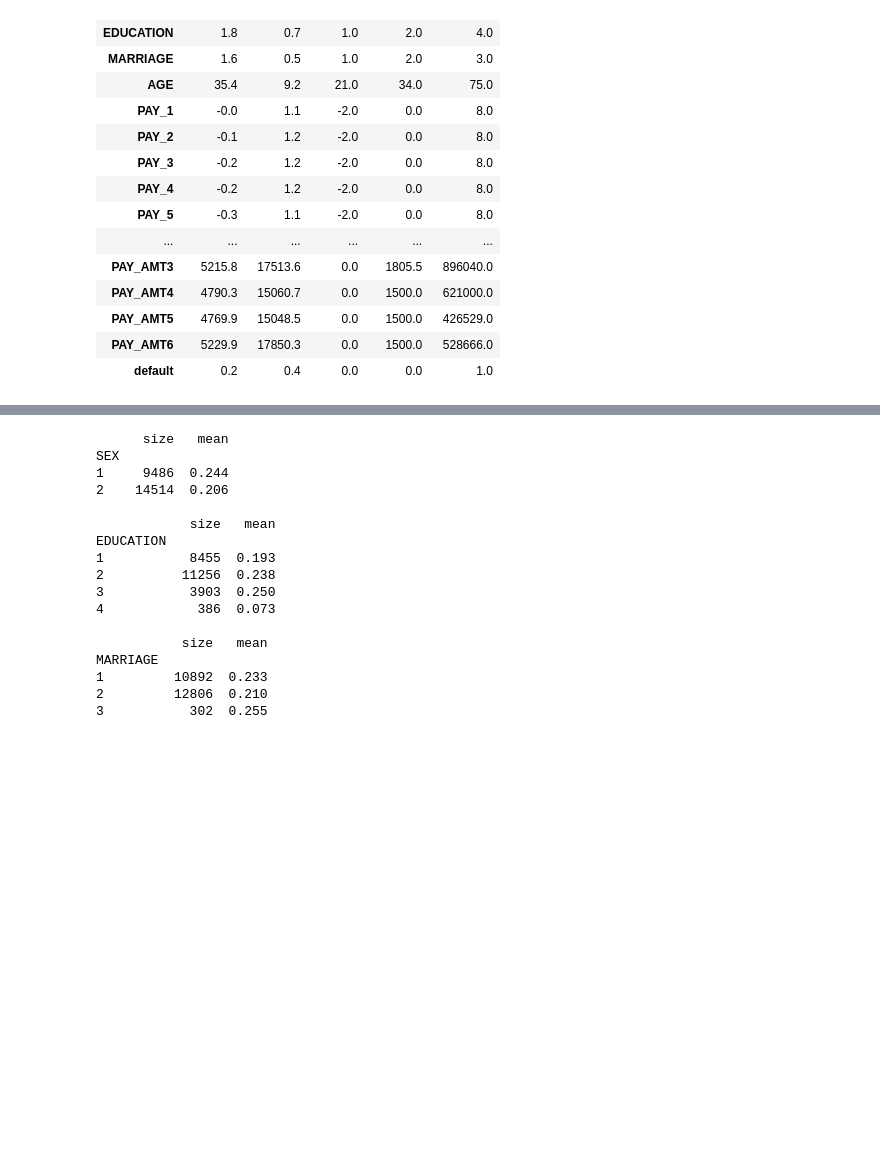
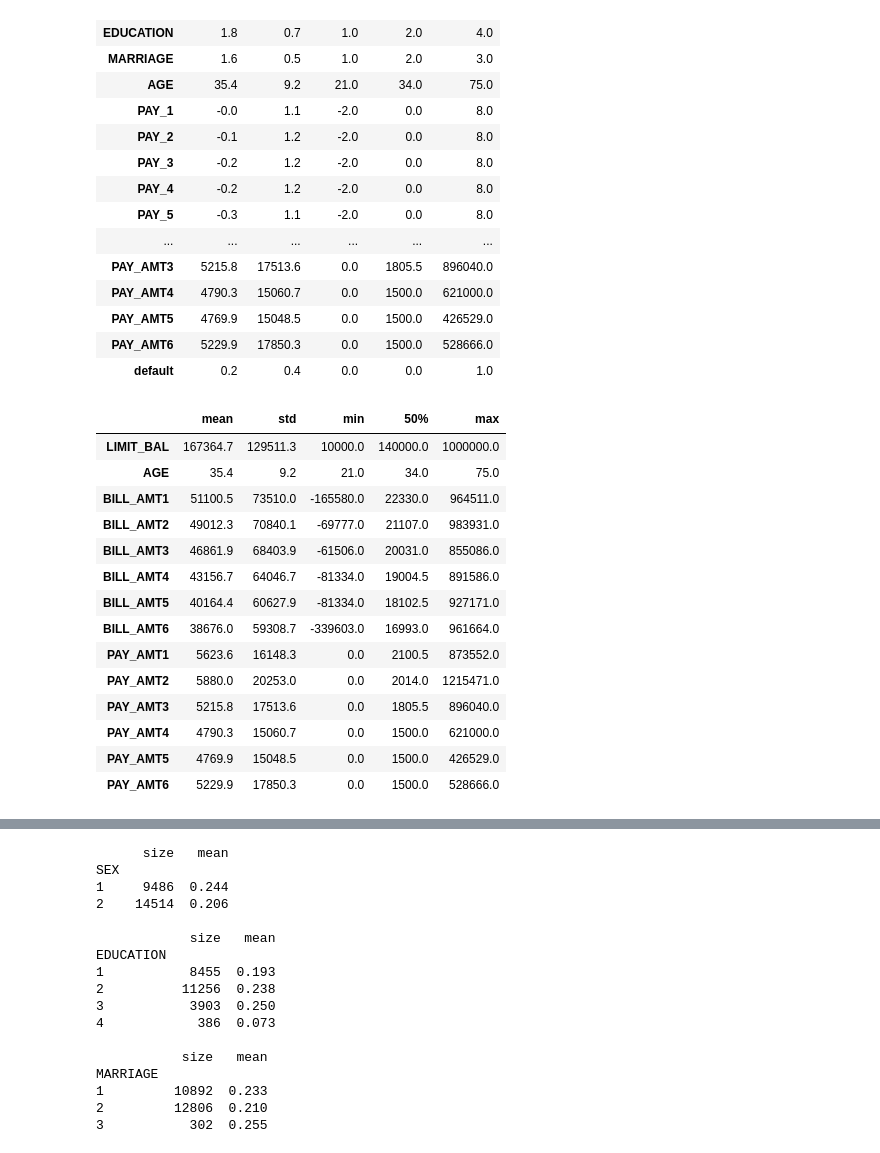
Before and after one commit to johnattanngassaki999/credit_card_default, a Jupyter notebook: 01_eda.ipynb, the cells around one changed output, grey strips where cells are left out. Saved outputs shown, nothing was run; the diff lists cells and outputs as text; code cells hidden in the pictures; blank space fills up the shorter version.

```diff
--- a/01_eda.ipynb
+++ b/01_eda.ipynb
@@ -1,4 +1,5 @@
 # %%
+from __future__ import annotations
 from data import load_credit, clean, split_data
 import time
 import numpy as np
@@ -18,12 +19,9 @@ from sklearn.svm import SVC, LinearSVC
 import logging
 from dataclasses import dataclass, field
 from pathlib import Path
-from __future__ import annotations
 logger = logging.getLogger(__name__)
 
-CAT = ["MARRIAGE","EDUCATION", "SEX"]
-
-
+CAT = ["SEX", "EDUCATION", "MARRIAGE"]
 RANDOM_STATE = 42
 # %%
 df = fetch_ucirepo(id=350).data.original
@@ -91,3 +89,23 @@ Name: proportion, dtype: float64
 | PAY_AMT5 | 4769.9 | 15048.5 | 0.0 | 1500.0 | 426529.0 |
 | PAY_AMT6 | 5229.9 | 17850.3 | 0.0 | 1500.0 | 528666.0 |
 | default | 0.2 | 0.4 | 0.0 | 0.0 | 1.0 |
+# %%
+PAY = [f"PAY_{i}" for i in range(1, 7)]
+NUM = [c for c in X_train.columns if c not in CAT + PAY]
+eda[NUM].describe().T[["mean", "std", "min", "50%", "max"]].round(1)
+# %% [output]
+|  | mean | std | min | 50% | max |
+| LIMIT_BAL | 167364.7 | 129511.3 | 10000.0 | 140000.0 | 1000000.0 |
+| AGE | 35.4 | 9.2 | 21.0 | 34.0 | 75.0 |
+| BILL_AMT1 | 51100.5 | 73510.0 | -165580.0 | 22330.0 | 964511.0 |
+| BILL_AMT2 | 49012.3 | 70840.1 | -69777.0 | 21107.0 | 983931.0 |
+| BILL_AMT3 | 46861.9 | 68403.9 | -61506.0 | 20031.0 | 855086.0 |
+| BILL_AMT4 | 43156.7 | 64046.7 | -81334.0 | 19004.5 | 891586.0 |
+| BILL_AMT5 | 40164.4 | 60627.9 | -81334.0 | 18102.5 | 927171.0 |
+| BILL_AMT6 | 38676.0 | 59308.7 | -339603.0 | 16993.0 | 961664.0 |
+| PAY_AMT1 | 5623.6 | 16148.3 | 0.0 | 2100.5 | 873552.0 |
+| PAY_AMT2 | 5880.0 | 20253.0 | 0.0 | 2014.0 | 1215471.0 |
+| PAY_AMT3 | 5215.8 | 17513.6 | 0.0 | 1805.5 | 896040.0 |
+| PAY_AMT4 | 4790.3 | 15060.7 | 0.0 | 1500.0 | 621000.0 |
+| PAY_AMT5 | 4769.9 | 15048.5 | 0.0 | 1500.0 | 426529.0 |
+| PAY_AMT6 | 5229.9 | 17850.3 | 0.0 | 1500.0 | 528666.0 |
```
Also changed, not shown: parts of 1 cell of this notebook.
